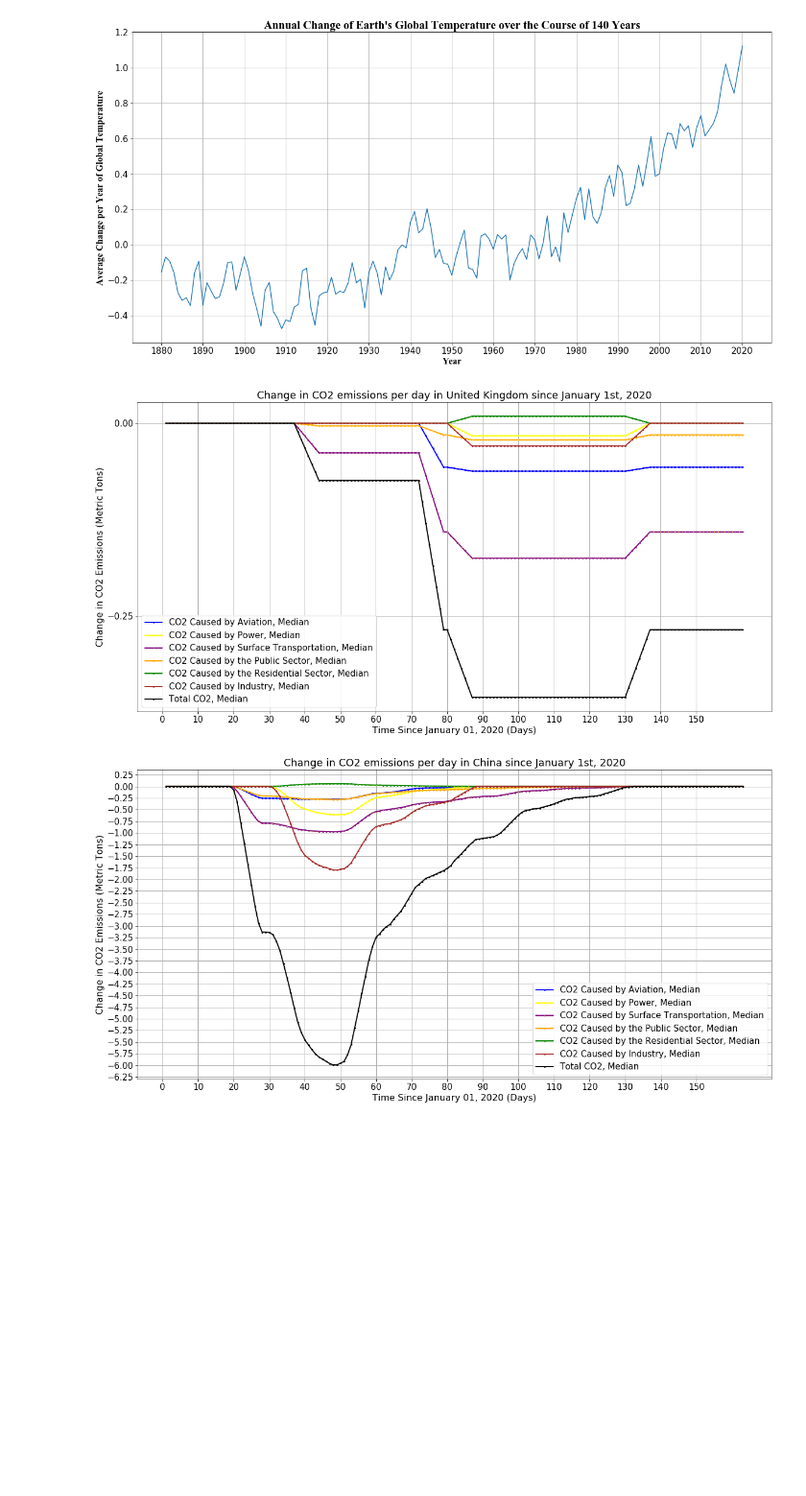
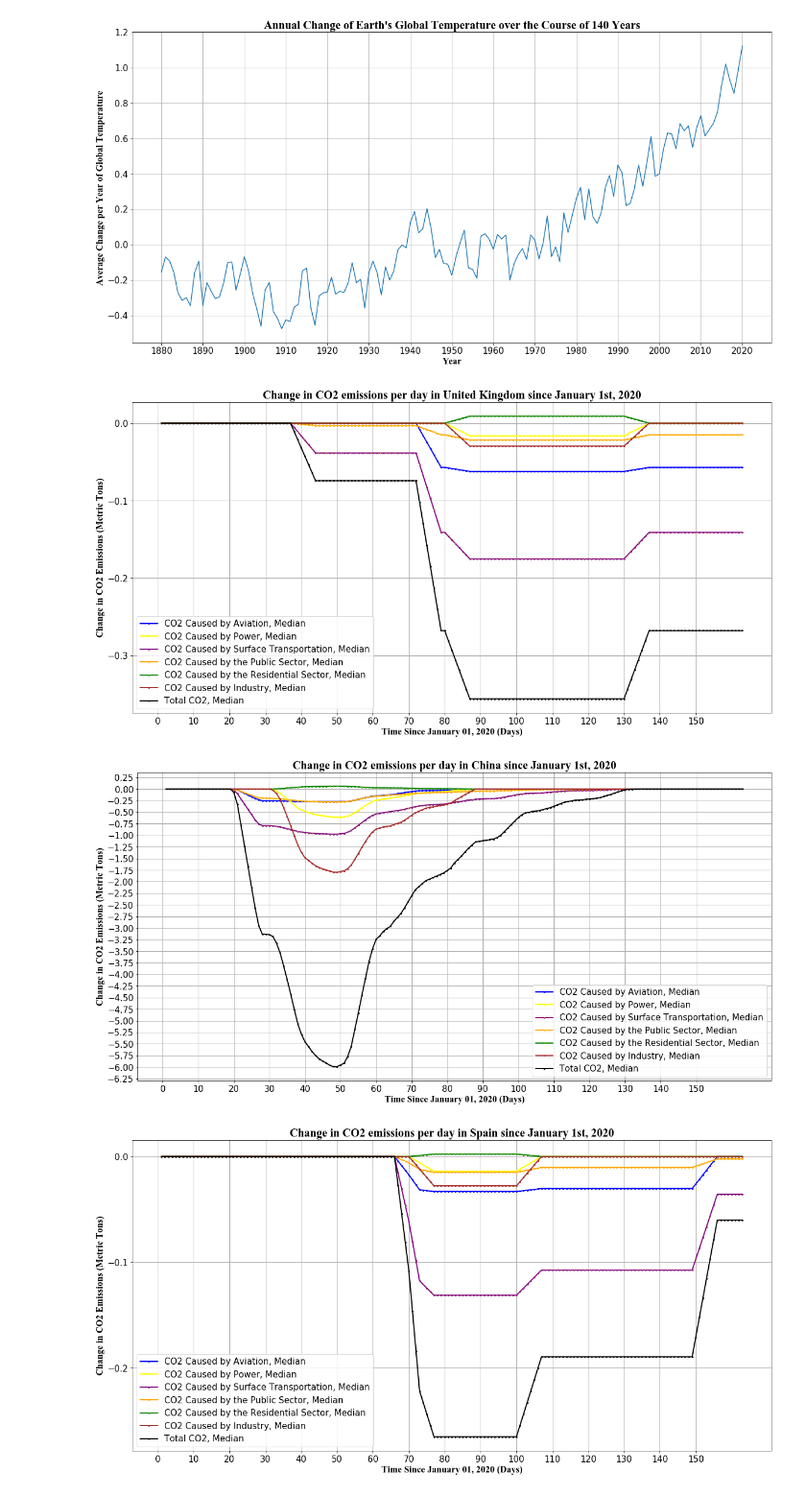
Before and after one commit to UCB-INFO-PYTHON/CO2Emissions, a Jupyter notebook: Untitled.ipynb, the cells around one changed output. Shown at 96% size. Cells and saved outputs as stored; diff of their text form; code cells hidden in the pictures; blank space fills up the shorter version.

```diff
--- a/Untitled.ipynb
+++ b/Untitled.ipynb
@@ -37,7 +37,6 @@ plt.show()
 # %% [output]
 [figure]
 # %%
-
 ###### Creates Graphs for USA States
 class USAStateGraph:
     def __init__(self, name = None, code = None, df = None):
@@ -83,9 +82,9 @@ class CountryGraph:
         pd.set_option('display.max_rows', self.df.shape[0] + 1)
         pd.set_option('display.max_columns', self.df.shape[0] + 1)
 
-        plt.title(f"Change in CO2 emissions per day in {Country_Name} since January 1st, 2020")
-        plt.xlabel("Time Since January 01, 2020 (Days)", fontsize = 16, fontname = "Time New Roman")
-        plt.ylabel("Change in CO2 Emissions (Metric Tons)", fontsize = 16, fontname = "Time New Roman")
+        plt.title(f"Change in CO2 emissions per day in {Country_Name} since January 1st, 2020", fontsize = 20, fontname = "Times New Roman")
+        plt.xlabel("Time Since January 01, 2020 (Days)", fontsize = 16, fontname = "Times New Roman")
+        plt.ylabel("Change in CO2 Emissions (Metric Tons)", fontsize = 16, fontname = "Times New Roman")
 
         #plt.plot('Time Since January 1st', 'Total CO2, Low', data=self.df, marker='o', markerfacecolor='red', markersize=2, color='red', linewidth=2, linestyle = 'dashed')
         plt.plot('Time Since January 1st', 'Total CO2, Median', data=self.df, marker='o', markerfacecolor = 'black', markersize = 2, color='black', linewidth=2)
@@ -104,8 +103,8 @@ class CountryGraph:
         pd.set_option('display.max_columns', self.df.shape[0] + 1)
 
         plt.title(f"Change in CO2 emissions per day in {Country_Name} since January 1st, 2020 due to Aviation")
-        plt.xlabel("Time Since January 01, 2020 (Days)", fontsize = 16, fontname = "Time New Roman")
-        plt.ylabel("Change in CO2 Emissions (Metric Tons)", fontsize = 16, fontname = "Time New Roman")
+        plt.xlabel("Time Since January 01, 2020 (Days)", fontsize = 16, fontname = "Times New Roman")
+        plt.ylabel("Change in CO2 Emissions (Metric Tons)", fontsize = 16, fontname = "Times New Roman")
 
         #plt.plot('Time Since January 1st', 'CO2 Caused by Aviation, Low', data=self.df, marker='o', markerfacecolor='red', markersize=2, color='red', linewidth=2, linestyle = 'dashed')
         plt.plot('Time Since January 1st', 'CO2 Caused by Aviation, Median', data=self.df, marker='o', markerfacecolor = 'blue', markersize = 2, color='blue', linewidth=2)
@@ -125,8 +124,8 @@ class CountryGraph:
         pd.set_option('display.max_columns', self.df.shape[0] + 1)
 
         plt.title(f"Change in CO2 emissions per day in {Country_Name} since January 1st, 2020 due to Industry")
-        plt.xlabel("Time Since January 01, 2020 (Days)", fontsize = 16, fontname = "Time New Roman")
-        plt.ylabel("Change in CO2 Emissions (Metric Tons)", fontsize = 16, fontname = "Time New Roman")
+        plt.xlabel("Time Since January 01, 2020 (Days)", fontsize = 16, fontname = "Times New Roman")
+        plt.ylabel("Change in CO2 Emissions (Metric Tons)", fontsize = 16, fontname = "Times New Roman")
 
         #plt.plot('Time Since January 1st', 'CO2 Caused by Industry, Low', data=self.df, marker='o', markerfacecolor='red', markersize=2, color='red', linewidth=2, linestyle = 'dashed')
         plt.plot('Time Since January 1st', 'CO2 Caused by Industry, Median', data=self.df, marker='o', markerfacecolor = 'brown', markersize = 2, color='brown', linewidth=2)
@@ -146,8 +145,8 @@ class CountryGraph:
         pd.set_option('display.max_columns', self.df.shape[0] + 1)
 
         #plt.title(f"Change in CO2 emissions per day in {Country_Name} since January 1st, 2020 due to Power")
-        plt.xlabel("Time Since January 01, 2020 (Days)", fontsize = 16, fontname = "Time New Roman")
-        plt.ylabel("Change in CO2 Emissions (Metric Tons)", fontsize = 16, fontname = "Time New Roman")
+        plt.xlabel("Time Since January 01, 2020 (Days)", fontsize = 16, fontname = "Times New Roman")
+        plt.ylabel("Change in CO2 Emissions (Metric Tons)", fontsize = 16, fontname = "Times New Roman")
 
         #plt.plot('Time Since January 1st', 'CO2 Caused by Power, Low', data=self.df, marker='o', markerfacecolor='red', markersize=2, color='red', linewidth=2, linestyle = 'dashed')
         plt.plot('Time Since January 1st', 'CO2 Caused by Power, Median', data=self.df, marker='o', markerfacecolor = 'yellow', markersize = 2, color='yellow', linewidth=2)
@@ -159,8 +158,8 @@ class CountryGraph:
         Country_Code = str(self.code)
         self.df = pd.read_excel('PublicData_Countries_v6 - Updated.xlsx', sheet_name = Country_Code, usecols=("D,I,J,K"))
         self.df.columns = ["Time Since January 1st", 'CO2 Caused by Surface Transportation, Median', 'CO2 Caused by the Public Sector, Median', "CO2 Caused by the Residential Sector, Median"]
-        plt.xlabel("Time Since January 01, 2020 (Days)", fontsize = 16, fontname = "Time New Roman")
-        plt.ylabel("Change in CO2 Emissions (Metric Tons)", fontsize = 16, fontname = "Time New Roman")
+        plt.xlabel("Time Since January 01, 2020 (Days)", fontsize = 16, fontname = "Times New Roman")
+        plt.ylabel("Change in CO2 Emissions (Metric Tons)", fontsize = 16, fontname = "Times New Roman")
         plt.plot('Time Since January 1st', 'CO2 Caused by Surface Transportation, Median', data=self.df, marker='o', markerfacecolor = 'yellow', markersize = 2, color='purple', linewidth=2)
         plt.plot('Time Since January 1st', 'CO2 Caused by the Public Sector, Median', data=self.df, marker='o', markerfacecolor = 'yellow', markersize = 2, color= 'orange', linewidth=2)
         plt.plot('Time Since January 1st', 'CO2 Caused by the Residential Sector, Median', data=self.df, marker='o', markerfacecolor = 'yellow', markersize = 2, color='green', linewidth=2)
@@ -172,43 +171,47 @@ class CountryGraph:
 
         plt.figure(figsize=(20,10))
         plt.xticks(np.arange(0, 160, step=10))
-        plt.yticks(np.arange(-7, 2, step=.25))
+        if self.code == "USA" or self.code == "CHN":
+            plt.yticks(np.arange(-7, 2, step=.25))
+        else:
+            plt.yticks(np.arange(-7, 2, step=.10))
 
         plt.xlabel("Time Since January 01, 2020 (Days)", fontname = "Times New Roman", fontsize = 16)
-        plt.ylabel("Change in CO2 Emissions (Metric Tons)", fontsize = 16, fontname = "Time New Roman")
+        plt.ylabel("Change in CO2 Emissions (Metric Tons)", fontsize = 16, fontname = "Times New Roman")
         plt.grid()
         self.aviation_graph(name, code)
         self.power_graph(name, code)
         self.more_metrics(name, code)
         self.industry_graph(name, code)
         self.create_total_graph(name, code)
         plt.legend()
         plt.grid(linewidth = 1)
         plt.savefig(f'{self.name} emissions data')
+        plt.show()
 
     def __str__ (self, name = None):
         print(self.name)
         print(self.code)
 
 
 ########## DRIVER CODE ##########
 
 UK = CountryGraph("United Kingdom", "GBR")
-#CHINA = CountryGraph("China", "CHN")
+CHINA = CountryGraph("China", "CHN")
 #CHINA.all_graphs()
 
-#USA = CountryGraph("United States", "USA")
-#USA.all_graphs()
+USA = CountryGraph("United States", "USA")
 SPAIN = CountryGraph("Spain", "ESP")
 ITALY = CountryGraph("Italy", "ITA")
 SOUTH_KOREA = CountryGraph("South Korea", "KOR")
 BRAZIL = CountryGraph("Brazil", 'BRA')
 AUSTRALIA = CountryGraph("Australia", "AUS")
 MEXICO = CountryGraph("Mexico", "MEX")
 TURKMENISTAN = CountryGraph("Turkmenistan", "TKM")
-country_list = [UK, CHINA, SPAIN, ITALY, SOUTH_KOREA, BRAZIL, AUSTRALIA, MEXICO, TURKMENISTAN]
+country_list = [UK, CHINA, SPAIN, ITALY, SOUTH_KOREA, BRAZIL, AUSTRALIA, MEXICO, USA, TURKMENISTAN]
 for item in country_list:
     item.all_graphs()
 # %% [output]
-[figure, old version]
+[figure, new version]
-[figure, old version]
+[figure, new version]
+[figure, added]
```
Also changed, not shown: parts of 1 cell of this notebook, 10 other files.
